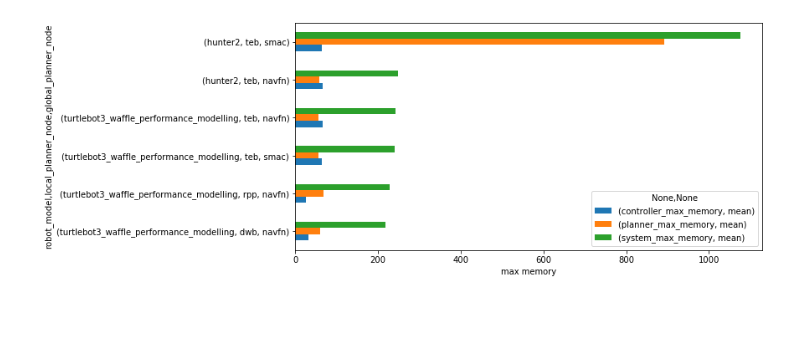
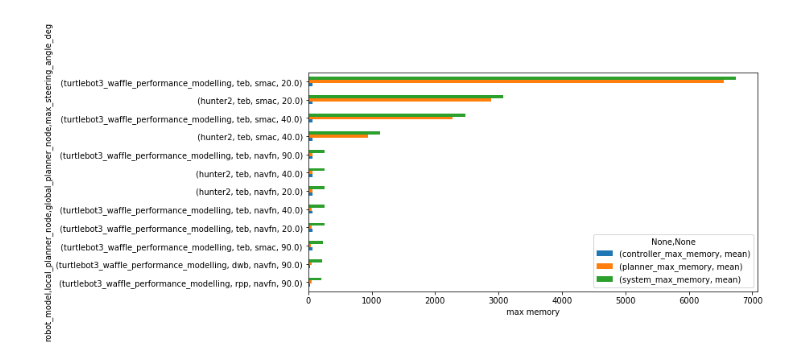
Before and after one commit to AIRLab-POLIMI/local_planning_performance_modelling, a Jupyter notebook: notebooks/general_stats_correct_amcl_odom_params.ipynb, the cells around one changed output. Drawn from its saved outputs; the diff is of its cells as text; code cells hidden in the pictures; blank space fills up the shorter version.

```diff
--- a/notebooks/general_stats_correct_amcl_odom_params.ipynb
+++ b/notebooks/general_stats_correct_amcl_odom_params.ipynb
@@ -75,11 +67,13 @@ odometry_parameters = [f'alpha_{i}' for i in range(1, 5)]
 localization_update_metrics = [c for c in metrics if 'localization_update_' in c]
 localization_update_mean_metrics = [c for c in metrics if 'localization_update_' in c and '_mean' in c]
 localization_update_translation_mean_metrics = [c for c in metrics if 'localization_update_' in c and '_translation_' in c and '_mean' in c]
+navigation_metrics = [c for c in metrics if c in ['trajectory_length', 'execution_time', 'success_rate']]
 
 # add useful parameters
 df['session_id'] =  df['run_id'].apply(lambda x:  x.split('_')[1]+'_'+x.split('_')[2]+'_'+x.split('_')[3])
 df['run_number'] =  df['run_id'].apply(lambda x:  int(x.split('_')[5]))
 df[max_memory_metrics] = df[max_memory_metrics]/1024**2
+df.max_steering_angle_deg = df.max_steering_angle_deg.fillna(90)
 
 printmd("## Number of Runs")
 printmd(f"    {len(df.run_id.unique())}")
@@ -237,5 +256,5 @@ cpu_time_metrics_df
 # %%
-cpu_time_metrics_df = df.groupby([df.robot_model, df.local_planner_node, df.global_planner_node])[max_memory_metrics].agg(['mean', 'count']).sort_values(by=('system_max_memory', 'mean'))
+cpu_time_metrics_df = df.groupby([df.robot_model, df.local_planner_node, df.global_planner_node, df.max_steering_angle_deg])[max_memory_metrics].agg(['mean', 'count']).sort_values(by=('system_max_memory', 'mean'))
 ax = cpu_time_metrics_df.plot.barh(y=[('controller_max_memory', 'mean'), ('planner_max_memory', 'mean'), ('system_max_memory', 'mean')], figsize=[10, 5], legend=True)
 ax.set_xlabel("max memory")
 cpu_time_metrics_df
@@ -252 +277 @@ cpu_time_metrics_df
-[figure, old version]
+[figure, new version]
```
Also changed, not shown: parts of 16 cells of this notebook.
